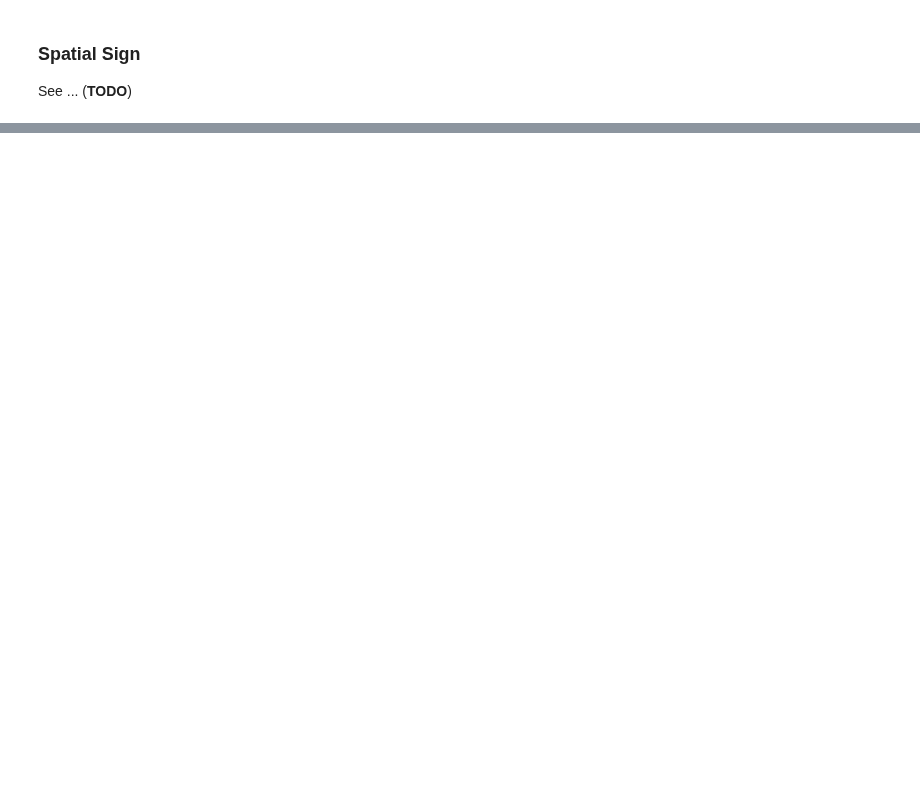
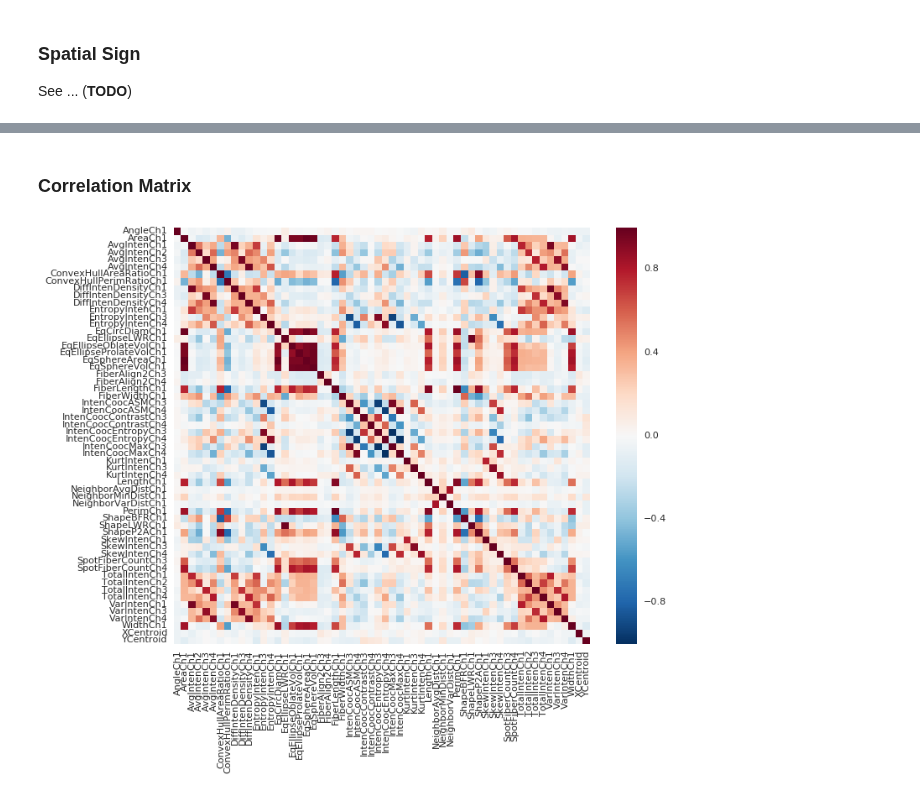
Before and after one commit to rickhaffey/stats-apm, a Jupyter notebook: computing-python/Computing-Chapter-03-Python.ipynb, the cells around one changed output, grey strips where cells are left out. Drawn from its saved outputs; the diff is of its cells as text; code cells hidden in the pictures; blank space fills up the shorter version.

```diff
--- a/computing-python/Computing-Chapter-03-Python.ipynb
+++ b/computing-python/Computing-Chapter-03-Python.ipynb
@@ -136,0 +188,3 @@ See ... (**TODO**)
+# %%
+correlations = segData.corr()
+correlations.shape
@@ -136,0 +201,10 @@ See ... (**TODO**)
+# %% [markdown]
+### Correlation Matrix
+# %%
+import seaborn as sns
+plt.figure(figsize=(10, 8))
+sns.heatmap(correlations,
+            xticklabels=correlations.columns.values,
+            yticklabels=correlations.columns.values);
+# %% [output]
+[figure, added]
```
Also changed, not shown: parts of 13 cells of this notebook, 1 other file.
